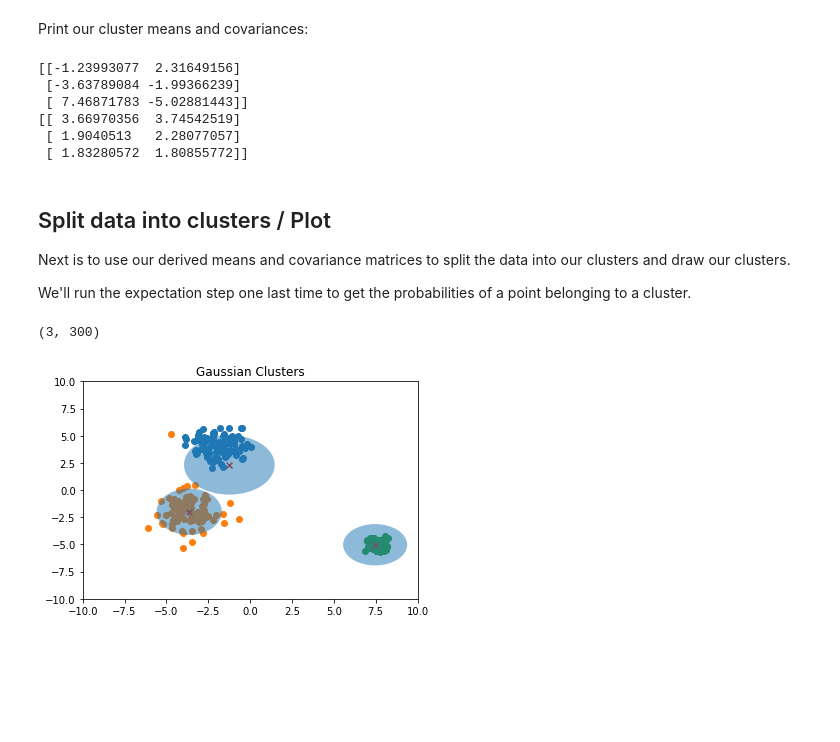
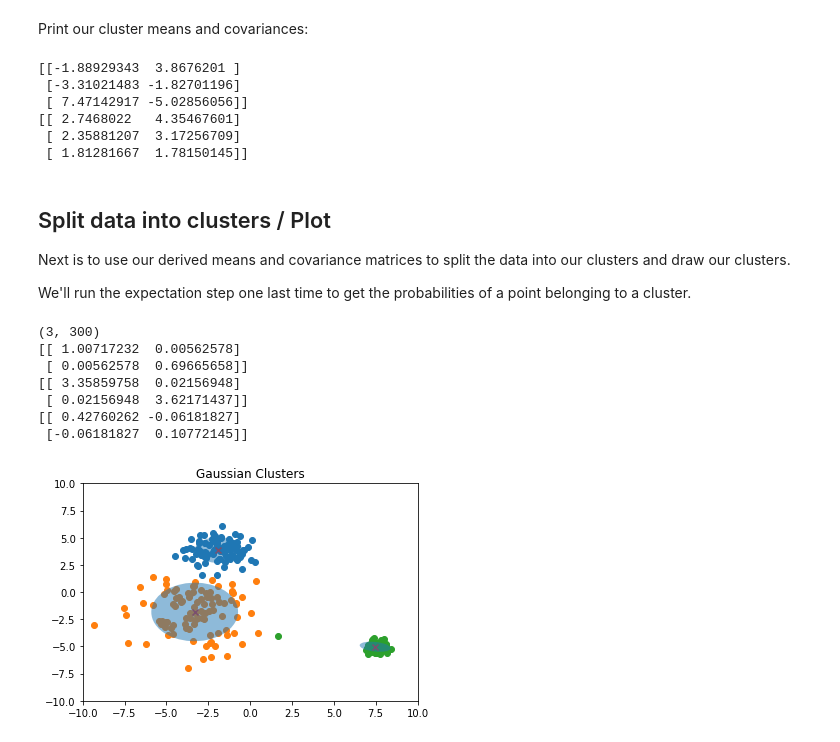
Before and after one commit to KentJames/Statistics-Cookbook, a Jupyter notebook: 6 - Clustering/6.1 - Expectation Maximization/expectationmaximization.ipynb, the cells around one changed output. Drawn from its saved outputs; the diff is of its cells as text; code cells hidden in the pictures; blank space fills up the shorter version.

```diff
--- a/6 - Clustering/6.1 - Expectation Maximization/expectationmaximization.ipynb
+++ b/6 - Clustering/6.1 - Expectation Maximization/expectationmaximization.ipynb
@@ -18,8 +18,8 @@ mean_3 = [7.5,-5.0]
 
 cov_1 = [[1,0],
          [0,1]]
-cov_2 = [[1,0],
-         [0,1]]
+cov_2 = [[4,0],
+         [0,4]]
 cov_3 = [[0.1,0],
          [0,0.1]]
 samples = 100
@@ -67,7 +67,7 @@ def expectation_step(data,means,sigmas,no_classes,no_data):
             denom = 0.0
             for ii in range(no_classes):
                 denom += mvn.pdf(data[j],means[ii],numpy.diagflat(numpy.exp(sigmas[ii])))
-            r[i,j] = mvn.pdf(data[j],means[i],numpy.diagflat(numpy.exp(sigmas[i])))
+            r[i,j] = mvn.pdf(data[j],means[i],numpy.diagflat(numpy.exp(sigmas[i])))/denom
     return r
 
 def maximization_step(data,r,no_classes,no_data):
@@ -91,7 +91,7 @@ def maximization_step(data,r,no_classes,no_data):
     return means,sigmas
 
 # General Parameters
-max_iters=100
+max_iters=20
 no_cent = 3
 
 # For the E-Step:
@@ -118,17 +118,18 @@ for i in range(max_iters-1):
 Print our cluster means and covariances:
 # %%
 #Cluster Means
-print(mu_chain[:,99,:])
+print(mu_chain[:,-1,:])
 
 #Cluster Variances (some numerical instability here?)
-print(1/numpy.sqrt(numpy.exp(var_chain[:,99,:])))
+
+print(1/numpy.sqrt(numpy.exp(var_chain[:,-1,:])))
 # %% [output]
-[[-1.23993077  2.31649156]
- [-3.63789084 -1.99366239]
- [ 7.46871783 -5.02881443]]
-[[ 3.66970356  3.74542519]
- [ 1.9040513   2.28077057]
- [ 1.83280572  1.80855772]]
+[[-1.88929343  3.8676201 ]
+ [-3.31021483 -1.82701196]
+ [ 7.47142917 -5.02856056]]
+[[ 2.7468022   4.35467601]
+ [ 2.35881207  3.17256709]
+ [ 1.81281667  1.78150145]]
 # %% [markdown]
 ## Split data into clusters / Plot
 
@@ -141,36 +142,42 @@ print(lastr.shape)
 lastr[2,200:230]
 
 cluster_locations = numpy.zeros(shape=dataset_total.shape[0])
 cluster_locations = numpy.argmax(lastr,axis=0)
 
 splot = plt.subplot(1,1,1)
 # Seperate dataset into clusters, plot seperately.
 for j in numpy.arange(no_cent):
     ind = numpy.where(cluster_locations==j)
-    ax = plt.scatter(dataset_total[ind,0],dataset_total[ind,1])
+    data = dataset_total[ind,:]
+    data = data[0,:,:]
+    ax = plt.scatter(data[:,0],data[:,1])
+    cov = numpy.cov(data[:,0],data[:,1])
+    print(cov)
 
-
-    ## TODO: Add full skewness.
     # Plot ellipses denoting covariance.
-    cov = numpy.diagflat(1/numpy.sqrt(numpy.exp(var_chain[j,-1,:])))
-
     v,w = linalg.eigh(cov)
     v = 2. * numpy.sqrt(2.) * numpy.sqrt(v)
     u = w[0] / linalg.norm(w[0])
     angle = numpy.arctan(u[1]/u[0])
     angle = 180. * angle/numpy.pi
 
     ell = matplotlib.patches.Ellipse(mu_chain[j,-1,:],v[0],v[1],180. + angle)
     ell.set_clip_box(splot)
     ell.set_alpha(0.5)
     splot.add_artist(ell)
 
 # Plot cluster centres as cross.
 plt.scatter(mu_chain[:,-1,0],mu_chain[:,-1,1],marker='x')
 plt.title("Gaussian Clusters")
 plt.xlim((-10,10))
 plt.ylim((-10,10))
 plt.show()
 # %% [output]
 (3, 300)
+[[ 1.00717232  0.00562578]
+ [ 0.00562578  0.69665658]]
+[[ 3.35859758  0.02156948]
+ [ 0.02156948  3.62171437]]
+[[ 0.42760262 -0.06181827]
+ [-0.06181827  0.10772145]]
-[figure, old version]
+[figure, new version]
```
Also changed, not shown: parts of 1 cell of this notebook.
